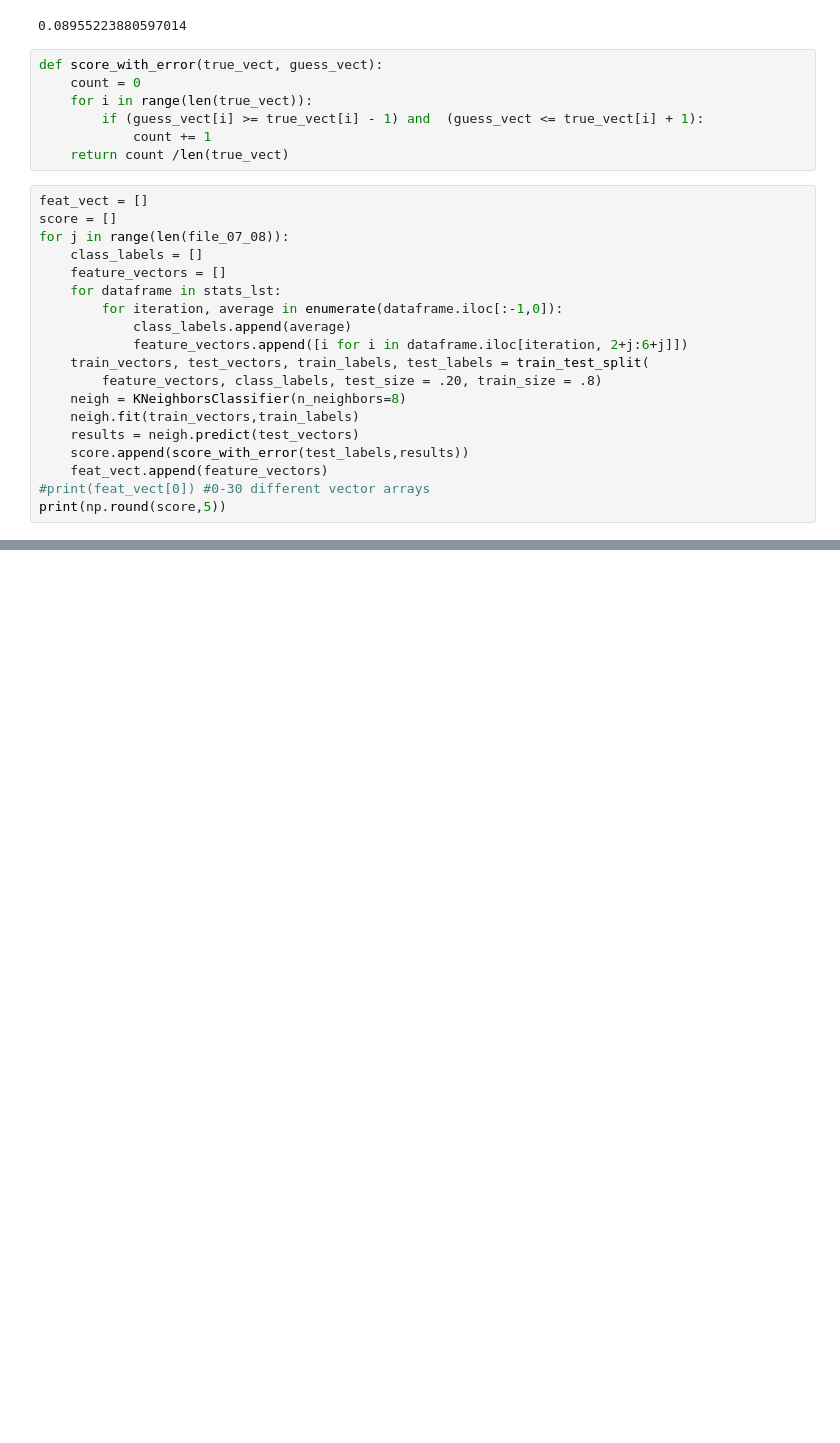
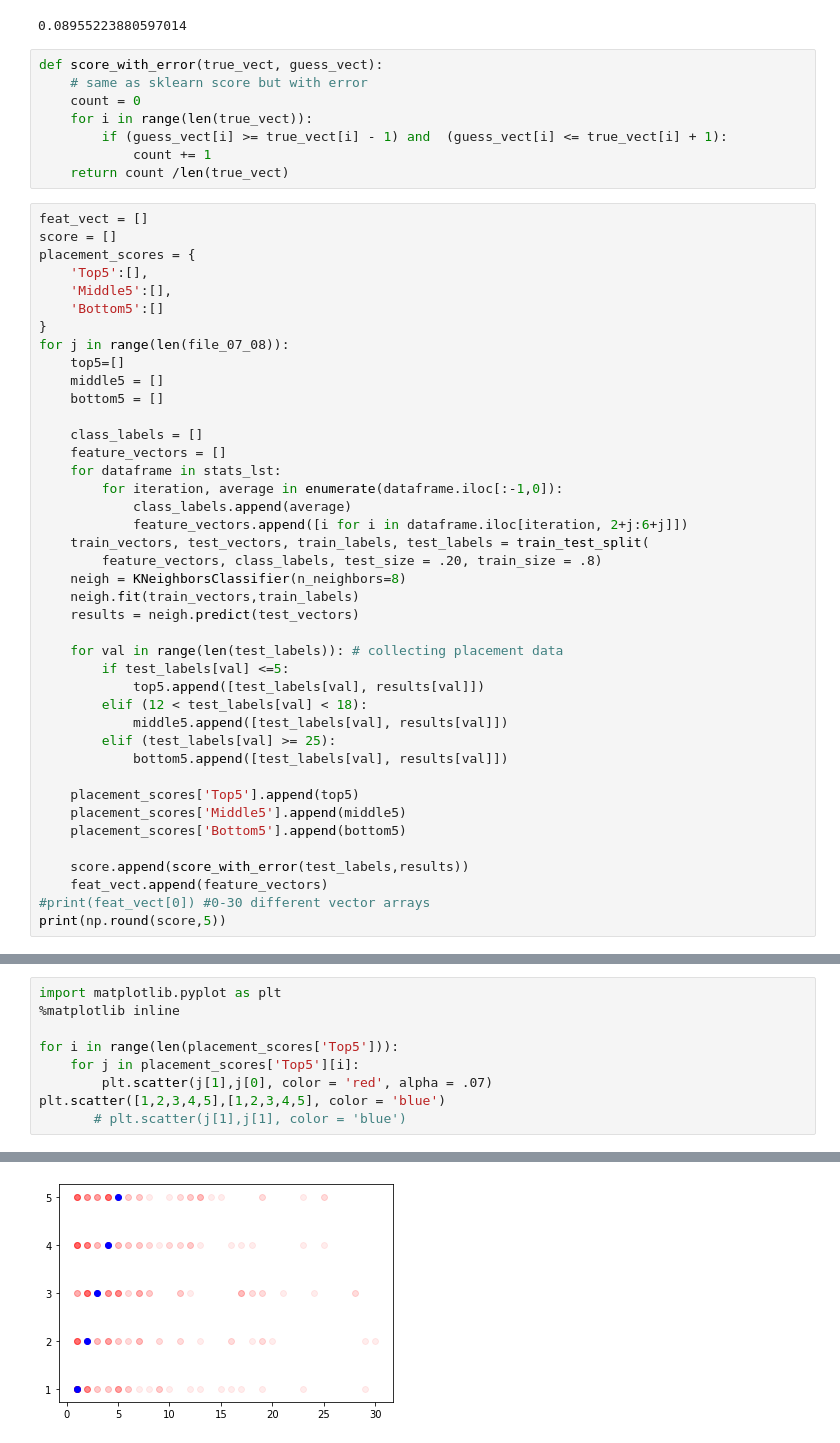
Before and after one commit to daviso42/CMSE202_Final_Project, a Jupyter notebook: TeamClass.ipynb, the cells around one changed output, grey strips where cells are left out. Drawn from its saved outputs; the diff is of its cells as text; blank space fills up the shorter version.

Commit message:
added a plot

```diff
--- a/TeamClass.ipynb
+++ b/TeamClass.ipynb
@@ -120,15 +120,25 @@ neigh.score(test_vectors,test_labels)
 0.08955223880597014
 # %%
 def score_with_error(true_vect, guess_vect):
+    # same as sklearn score but with error
     count = 0
     for i in range(len(true_vect)):
-        if (guess_vect[i] >= true_vect[i] - 1) and  (guess_vect <= true_vect[i] + 1):
+        if (guess_vect[i] >= true_vect[i] - 1) and  (guess_vect[i] <= true_vect[i] + 1):
             count += 1
     return count /len(true_vect)
 # %%
 feat_vect = []
 score = []
+placement_scores = {
+    'Top5':[],
+    'Middle5':[],
+    'Bottom5':[]
+}
 for j in range(len(file_07_08)):
+    top5=[]
+    middle5 = []
+    bottom5 = []
+
     class_labels = []
     feature_vectors = []
     for dataframe in stats_lst:
@@ -140,6 +150,19 @@ for j in range(len(file_07_08)):
     neigh = KNeighborsClassifier(n_neighbors=8)
     neigh.fit(train_vectors,train_labels)
     results = neigh.predict(test_vectors)
+
+    for val in range(len(test_labels)): # collecting placement data
+        if test_labels[val] <=5:
+            top5.append([test_labels[val], results[val]])
+        elif (12 < test_labels[val] < 18):
+            middle5.append([test_labels[val], results[val]])
+        elif (test_labels[val] >= 25):
+            bottom5.append([test_labels[val], results[val]])
+
+    placement_scores['Top5'].append(top5)
+    placement_scores['Middle5'].append(middle5)
+    placement_scores['Bottom5'].append(bottom5)
+
     score.append(score_with_error(test_labels,results))
     feat_vect.append(feature_vectors)
 #print(feat_vect[0]) #0-30 different vector arrays
@@ -148,0 +175,10 @@ ValueError: The truth value of an array with more than one element is ambiguous.
+# %%
+import matplotlib.pyplot as plt
+%matplotlib inline
+
+for i in range(len(placement_scores['Top5'])):
+    for j in placement_scores['Top5'][i]:
+        plt.scatter(j[1],j[0], color = 'red', alpha = .07)
+plt.scatter([1,2,3,4,5],[1,2,3,4,5], color = 'blue')
+       # plt.scatter(j[1],j[1], color = 'blue')
+# %% [output]
@@ -148,0 +186 @@ ValueError: The truth value of an array with more than one element is ambiguous.
+[figure, added]
```
Also changed, not shown: parts of 2 cells of this notebook.
